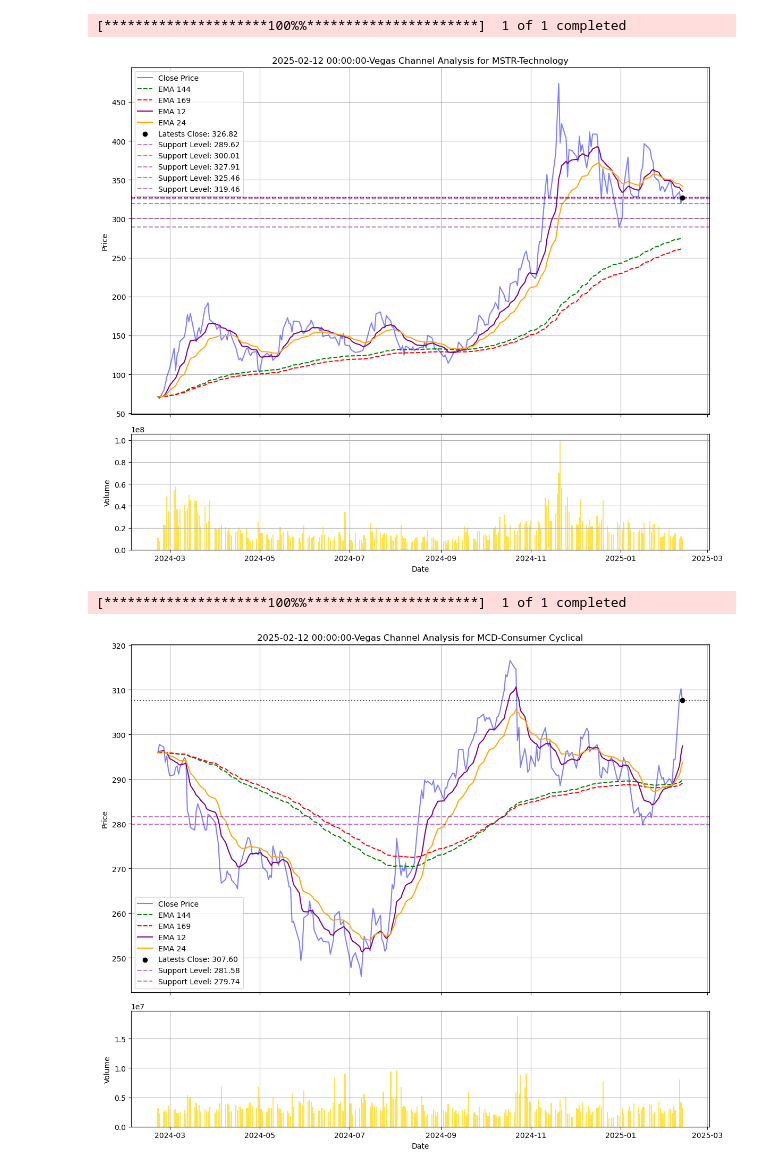
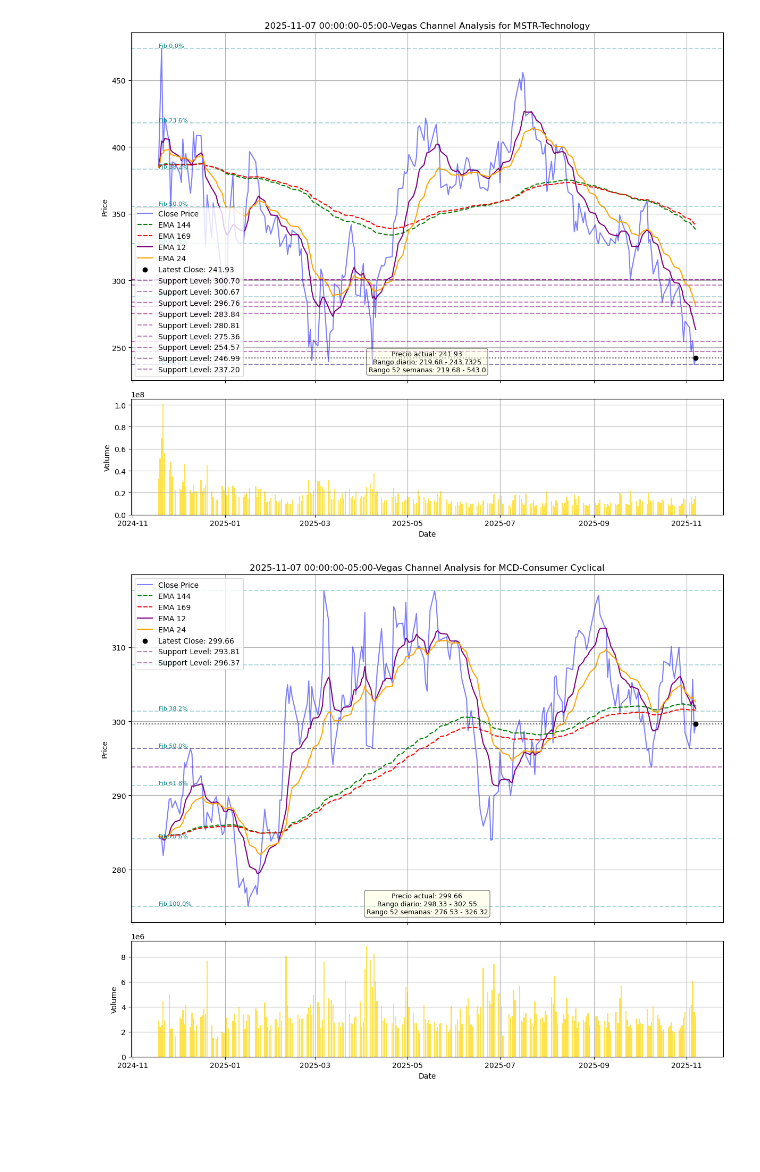
Before and after one commit to masterTrooperMx/PY_notebooks, a Jupyter notebook: STOCKS/yahoofin/Golden_stock-portfolio_TecnicalAnalysis.ipynb, the cells around one changed output. Saved outputs shown, nothing was run; the diff lists cells and outputs as text; code cells hidden in the pictures; blank space fills up the shorter version.

Commit message:
yahoo finance new files to analyze stocks

```diff
--- a/STOCKS/yahoofin/Golden_stock-portfolio_TecnicalAnalysis.ipynb
+++ b/STOCKS/yahoofin/Golden_stock-portfolio_TecnicalAnalysis.ipynb
@@ -78,5 +144,5 @@ def identify_peaks_and_troughs(prices, distance=5):
 # %%
-def plot_vegas_channel(data, symbol):
+def plot_vegas_channel(data, symbol, meta=None):
     """
     Plot the stock's closing prices along with the Vegas Tunnel (144 and 169 EMAs) and shorter-term EMAs.
     """
@@ -87,8 +153,11 @@ def plot_vegas_channel(data, symbol):
         sector = info['sector'] or "Undef"
     except KeyError:
         sector = "ETF"
-    latest_close = data['Close'].iloc[-1]
+
+    latest_close = float(data['Close'].iloc[-1])  # <- forzamos tipo escalar
     latest_date = data.index[-1]
+    #data['Volume'] = pd.to_numeric(data['Volume'], errors='coerce')
+
     # Identify support levels
     support_levels = identify_support_levels(data)
 
@@ -114,8 +183,10 @@ def plot_vegas_channel(data, symbol):
 
     # Hightlight latest close price
     # plt.scatter(latest_date, latest_close, color='black', zorder=5, label=f"Latests Close: {latest_close:.2f}")
-    ax1.scatter(latest_date, latest_close, color='black', zorder=5, label=f"Latests Close: {latest_close:.2f}")
+    # ax1.scatter(latest_date, latest_close, color='black', zorder=5, label=f"Latests Close: {latest_close:.2f}")
+    ax1.scatter(latest_date, latest_close, color='black', zorder=5, label=f"Latest Close: {latest_close:.2f}")
     # plt.axhline(latest_close, color='black', linestyle=':', alpha=0.7)
+    # ax1.axhline(latest_close, color='black', linestyle=':', alpha=0.7)
     ax1.axhline(latest_close, color='black', linestyle=':', alpha=0.7)
 
     # Plot support levels
@@ -134,10 +205,37 @@ def plot_vegas_channel(data, symbol):
     ax1.grid(True)
 
     # Plot volume on ax2
-    ax2.bar(data.index, data['Volume'], fill='lightblue', color='gold', alpha=0.7)
+    #print(data.index[:5])
+    #print(type(data.index))
+    #print(len(data), len(data['Volume']))
+    #ax2.bar(data.index.to_numpy(), data['Volume'].to_numpy(), color='gold', alpha=0.7)
+    # Agregar cuadro informativo con info clave de la acción
+    if meta:
+        text_info = (
+            f"Precio actual: {meta.get('Precio actual', 'N/A')}\n"
+            f"Rango diario: {meta.get('Rango diario', 'N/A')}\n"
+            f"Rango 52 semanas: {meta.get('Rango 52 semanas', 'N/A')}"
+        )
+
+        # Mostrar donde no estorbe
+        ax1.text(0.5, 0.02, text_info,
+                 transform=ax1.transAxes,
+                 fontsize=9,
+                 verticalalignment='bottom',
+                 horizontalalignment='center',
+                 bbox=dict(boxstyle='round', facecolor='lightyellow', alpha=0.5))
+
+    #ax2.bar(data.index, data['Volume'], color='gold', alpha=0.7)
+    #ax2.set_ylabel('Volume')
+    #ax2.set_xlabel('Date')
+    #ax2.grid(True)
+    #ax2.bar(data.index, data[('Volume', symbol)], color='gold', alpha=0.7)
+    ax2.bar(data.index, data['Volume'], color='gold', alpha=0.7)
     ax2.set_ylabel('Volume')
     ax2.set_xlabel('Date')
     ax2.grid(True)
+    # Agregar los niveles de Fibonacci:
+    add_fibonacci_levels(ax1, data)
 
     # adjust layout
     plt.tight_layout()
@@ -420,44 +513,42 @@ start_date = last_weeks
 end_date = today
 
 # Download stock data
-stock_data = download_stock_data(symbol, start=start_date, end=end_date)
+stock_data, stock_meta = download_stock_data(symbol, start=start_date, end=end_date)
 
 # Perform Vegas Channel Analysis (calculate EMAs)
 stock_data = vegas_channel_analysis(stock_data)
 
 # Plot the result
-plot_vegas_channel(stock_data, symbol)
+plot_vegas_channel(stock_data, symbol, stock_meta)
 plt.close()
 # %% [output]
-[*********************100%%**********************]  1 of 1 completed
-[figure, old version]
+[figure, new version]
 # %%
 # Stock symbol and date range
 symbol = 'MCD'  # MacDonalds
 today = datetime.date.today()
 # choose days = week_days * number_weeks ago
 w_days = 7
 n_weeks = 51
 # some weeks from now
 ago_weeks = datetime.timedelta(days=w_days * n_weeks)
 last_weeks = today - ago_weeks
 #start_date = '2023-01-01'
 start_date = last_weeks
 #end_date = '2023-10-10'
 end_date = today
 
 # Download stock data
-stock_data = download_stock_data(symbol, start=start_date, end=end_date)
+stock_data, stock_meta = download_stock_data(symbol, start=start_date, end=end_date)
 
 # Perform Vegas Channel Analysis (calculate EMAs)
 stock_data = vegas_channel_analysis(stock_data)
 
 # Plot the result
-plot_vegas_channel(stock_data, symbol)
+plot_vegas_channel(stock_data, symbol, stock_meta)
 plt.close()
 # %% [output]
-[*********************100%%**********************]  1 of 1 completed
-[figure, old version]
+[figure, new version]
 # %%
 # Stock symbol and date range
 symbol = 'QQQ'  # Invesco QQQ (AI ETF)
```
Also changed, not shown: parts of 20 cells of this notebook, 7 other files.
